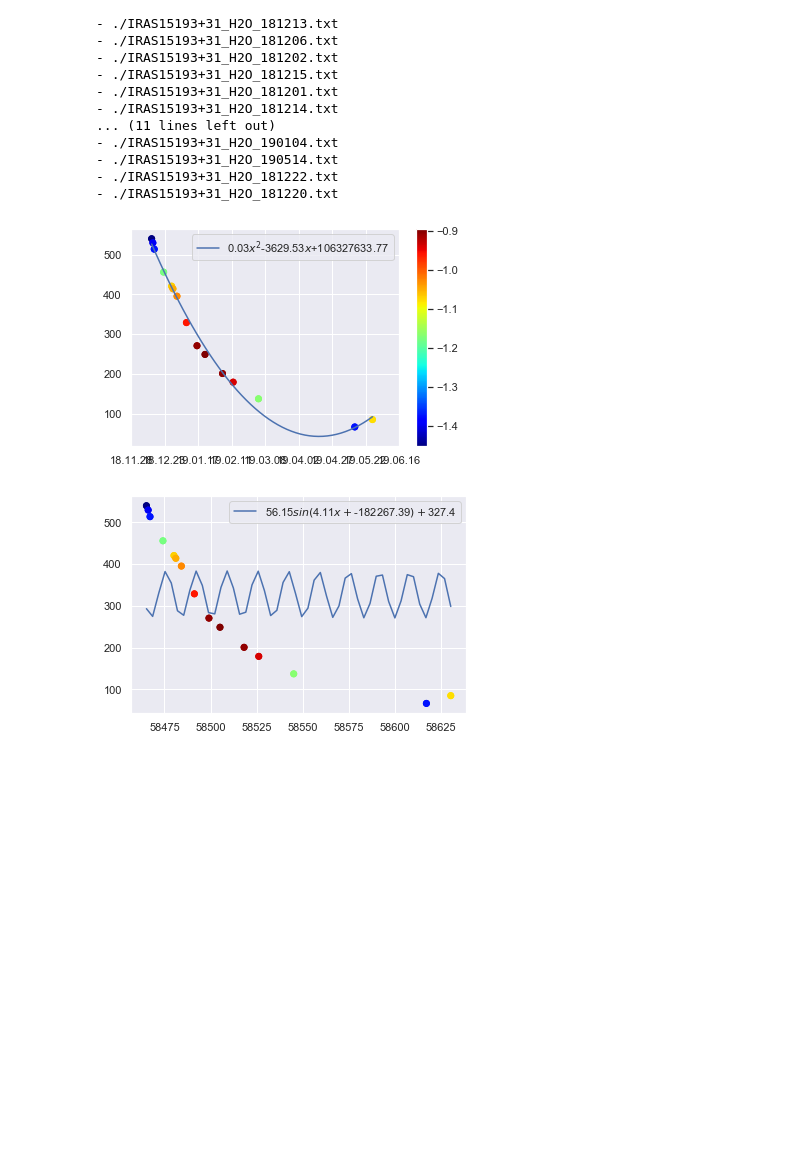
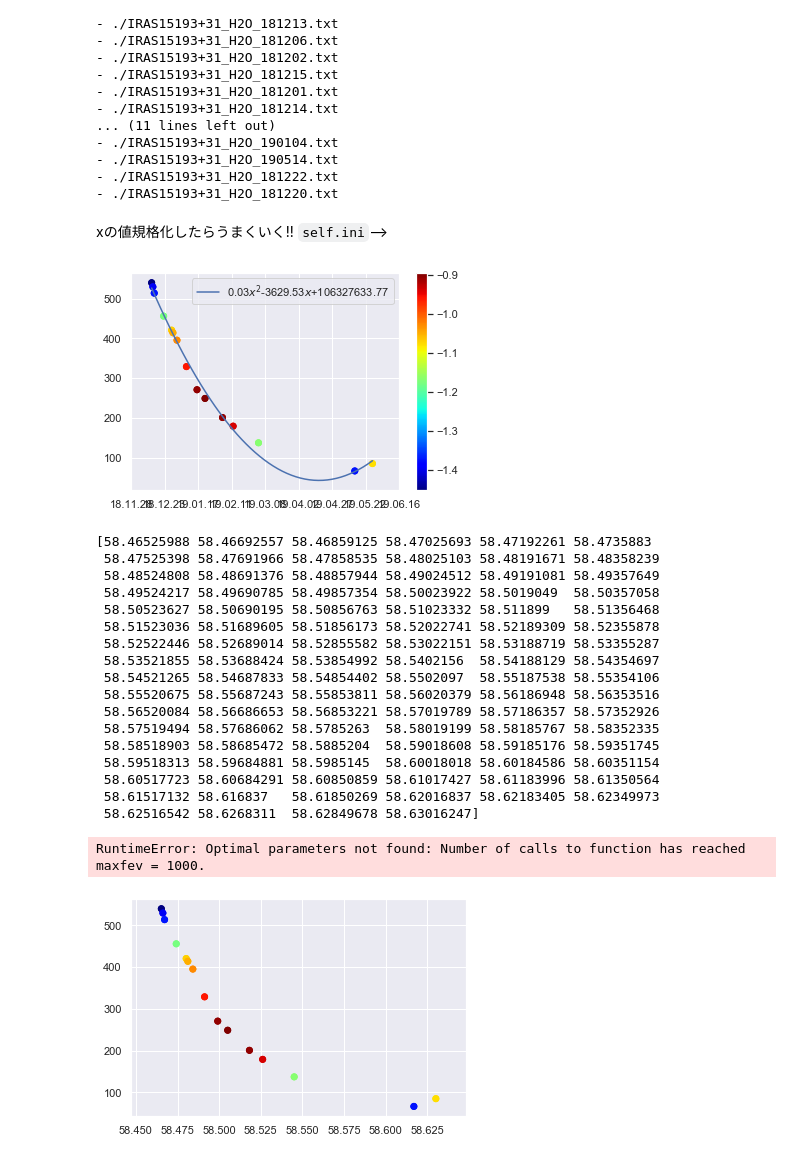
Before and after one commit to yhamae/spectrum_analyser_tool, a Jupyter notebook: Fitting.ipynb, the cells around one changed output. Saved outputs shown, nothing was run; the diff lists cells and outputs as text; code cells hidden in the pictures; blank space fills up the shorter version.

```diff
--- a/Fitting.ipynb
+++ b/Fitting.ipynb
@@ -44,16 +45,38 @@ point = [[58465.259884259256, 539.7006744987871, -0.035287144252557905], [58465.
 - ./IRAS15193+31_H2O_190514.txt
 - ./IRAS15193+31_H2O_181222.txt
 - ./IRAS15193+31_H2O_181220.txt
+# %% [markdown]
+xの値規格化したらうまくいく!!
+`self.ini`-->
 # %%
 
 tf.a = point
 tf.d = [2]
+tf.ini = np.array([1, 1, 1, 1])
 
 result.append(tf.linear_fit())
 
 result.append(tf.sin_fit())
 # %% [output]
 [figure]
+[58.46525988 58.46692557 58.46859125 58.47025693 58.47192261 58.4735883
+ 58.47525398 58.47691966 58.47858535 58.48025103 58.48191671 58.48358239
+ 58.48524808 58.48691376 58.48857944 58.49024512 58.49191081 58.49357649
+ 58.49524217 58.49690785 58.49857354 58.50023922 58.5019049  58.50357058
+ 58.50523627 58.50690195 58.50856763 58.51023332 58.511899   58.51356468
+ 58.51523036 58.51689605 58.51856173 58.52022741 58.52189309 58.52355878
+ 58.52522446 58.52689014 58.52855582 58.53022151 58.53188719 58.53355287
+ 58.53521855 58.53688424 58.53854992 58.5402156  58.54188129 58.54354697
+ 58.54521265 58.54687833 58.54854402 58.5502097  58.55187538 58.55354106
+ 58.55520675 58.55687243 58.55853811 58.56020379 58.56186948 58.56353516
+ 58.56520084 58.56686653 58.56853221 58.57019789 58.57186357 58.57352926
+ 58.57519494 58.57686062 58.5785263  58.58019199 58.58185767 58.58352335
+ 58.58518903 58.58685472 58.5885204  58.59018608 58.59185176 58.59351745
+ 58.59518313 58.59684881 58.5985145  58.60018018 58.60184586 58.60351154
+ 58.60517723 58.60684291 58.60850859 58.61017427 58.61183996 58.61350564
+ 58.61517132 58.616837   58.61850269 58.62016837 58.62183405 58.62349973
+ 58.62516542 58.6268311  58.62849678 58.63016247]
+RuntimeError: Optimal parameters not found: Number of calls to function has reached maxfev = 1000.
-[figure, old version]
+[figure, new version]
 # %%
 print(result)
```
Also changed, not shown: parts of 2 cells of this notebook.
